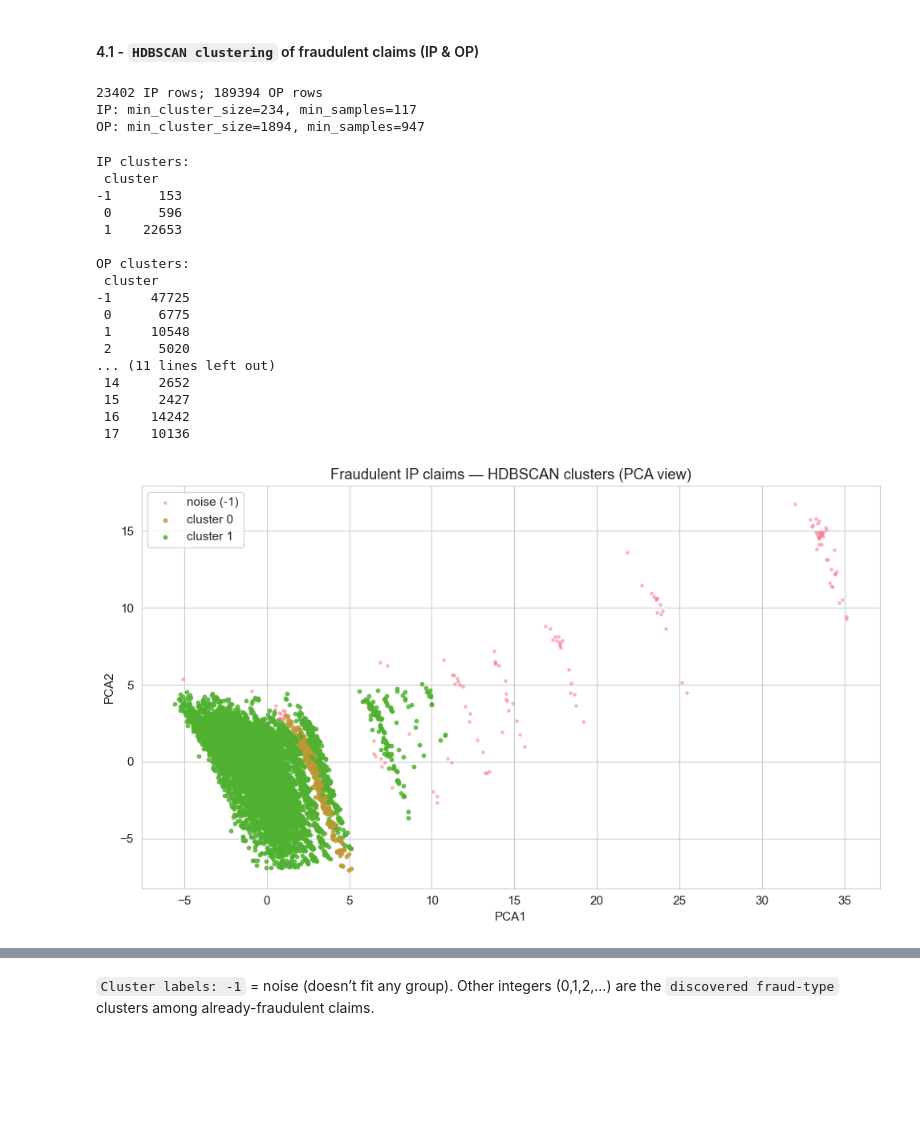
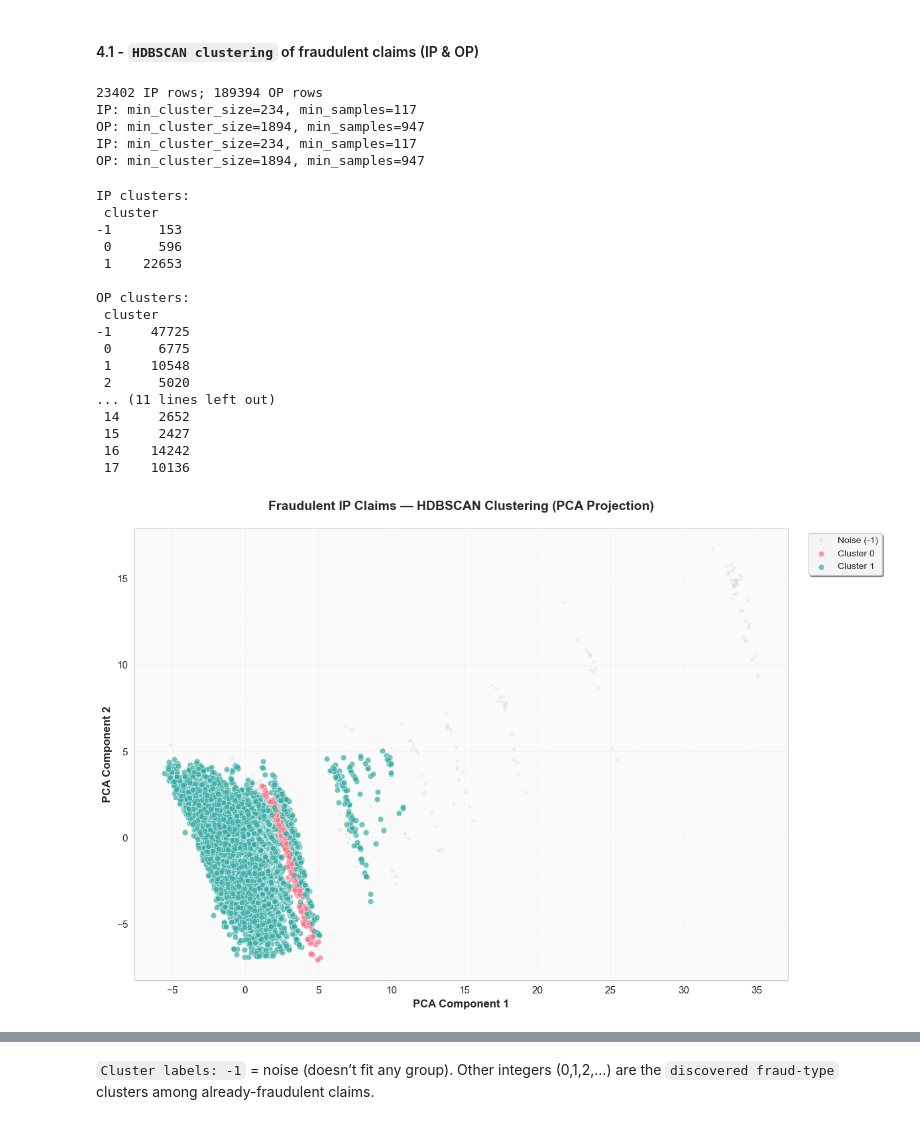
Before and after one commit to Healthcare-Fraud-Detection-System/Healthcare-Fraud-Detection-System, a Jupyter notebook: Project/4) Unsupervised anomaly detection & clustering/4.ipynb, the cells around one changed output, grey strips where cells are left out. Saved outputs shown, nothing was run; the diff lists cells and outputs as text; code cells hidden in the pictures; blank space fills up the shorter version.

```diff
--- a/Project/4) Unsupervised anomaly detection & clustering/4.ipynb
+++ b/Project/4) Unsupervised anomaly detection & clustering/4.ipynb
@@ -153,45 +153,83 @@ op_profile = cluster_profile(op, op_feat_profile)
 
 # === Save outputs
 # ip[["claimid","provider","cluster"]].to_csv("fraud_ip_claims_with_clusters.csv", index=False)
 # op[["claimid","provider","cluster"]].to_csv("fraud_op_claims_with_clusters.csv", index=False)
 # ip_profile.to_csv("fraud_ip_cluster_profile.csv", index=False)
 # op_profile.to_csv("fraud_op_cluster_profile.csv", index=False)
 
-# === Simple PCA scatter
+# === Enhanced seaborn PCA scatter plots
 def plot_pca_scatter(X2, labels, title):
-    plt.figure()
-    mask_noise = (labels == -1)
-    plt.scatter(X2[mask_noise,0], X2[mask_noise,1], s=6, alpha=0.4, label="noise (-1)")
-    for c in np.unique(labels):
-        if c == -1:
-            continue
-        m = (labels == c)
-        plt.scatter(X2[m,0], X2[m,1], s=10, alpha=0.8, label=f"cluster {c}")
-    plt.title(title)
-    plt.xlabel("PCA1"); plt.ylabel("PCA2")
-    plt.legend(loc="best"); plt.tight_layout(); plt.show()
+    # Create DataFrame for seaborn
+    plot_df = pd.DataFrame({
+        'PCA1': X2[:, 0],
+        'PCA2': X2[:, 1],
+        'Cluster': labels.astype(str)
+    })
 
-plot_pca_scatter(X2_ip, labels_ip, "Fraudulent IP claims — HDBSCAN clusters (PCA view)")
-plot_pca_scatter(X2_op, labels_op, "Fraudulent OP claims — HDBSCAN clusters (PCA view)")
+    # Separate noise from clusters
+    noise_df = plot_df[plot_df['Cluster'] == '-1']
+    cluster_df = plot_df[plot_df['Cluster'] != '-1']
+
+    # Create figure with seaborn styling
+    fig, ax = plt.subplots(figsize=(12, 8))
+
+    # Plot noise points first (gray, smaller, transparent)
+    if len(noise_df) > 0:
+        ax.scatter(noise_df['PCA1'], noise_df['PCA2'],
+                  s=15, alpha=0.3, color='lightgray',
+                  label='Noise (-1)', edgecolors='none')
+
+    # Plot clusters with seaborn color palette
+    if len(cluster_df) > 0:
+        unique_clusters = sorted(cluster_df['Cluster'].unique())
+        palette = sns.color_palette("husl", len(unique_clusters))
+
+        for i, cluster in enumerate(unique_clusters):
+            cluster_points = cluster_df[cluster_df['Cluster'] == cluster]
+            ax.scatter(cluster_points['PCA1'], cluster_points['PCA2'],
+                      s=40, alpha=0.7, color=palette[i],
+                      label=f'Cluster {cluster}',
+                      edgecolors='white', linewidth=0.5)
+
+    # Styling
+    ax.set_title(title, fontsize=14, fontweight='bold', pad=20)
+    ax.set_xlabel('PCA Component 1', fontsize=12, fontweight='bold')
+    ax.set_ylabel('PCA Component 2', fontsize=12, fontweight='bold')
+    ax.grid(True, alpha=0.3, linestyle='--', linewidth=0.5)
+    ax.set_facecolor('#fafafa')
+
+    # Legend
+    legend = ax.legend(loc='upper right', frameon=True, shadow=True,
+                      fontsize=10, ncol=1, bbox_to_anchor=(1.15, 1))
+    legend.get_frame().set_facecolor('white')
+    legend.get_frame().set_alpha(0.9)
+
+    plt.tight_layout()
+    plt.show()
+
+plot_pca_scatter(X2_ip, labels_ip, "Fraudulent IP Claims — HDBSCAN Clustering (PCA Projection)")
+plot_pca_scatter(X2_op, labels_op, "Fraudulent OP Claims — HDBSCAN Clustering (PCA Projection)")
 # %% [output]
 23402 IP rows; 189394 OP rows
 IP: min_cluster_size=234, min_samples=117
 OP: min_cluster_size=1894, min_samples=947
+IP: min_cluster_size=234, min_samples=117
+OP: min_cluster_size=1894, min_samples=947
 IP clusters:
  cluster
 -1      153
  0      596
  1    22653
 
 OP clusters:
  cluster
 -1     47725
  0      6775
  1     10548
  2      5020
 ... (11 lines left out)
  14     2652
  15     2427
  16    14242
  17    10136
-[figure, old version]
+[figure, new version]
```
Also changed, not shown: parts of 2 cells of this notebook, 9 other files.
